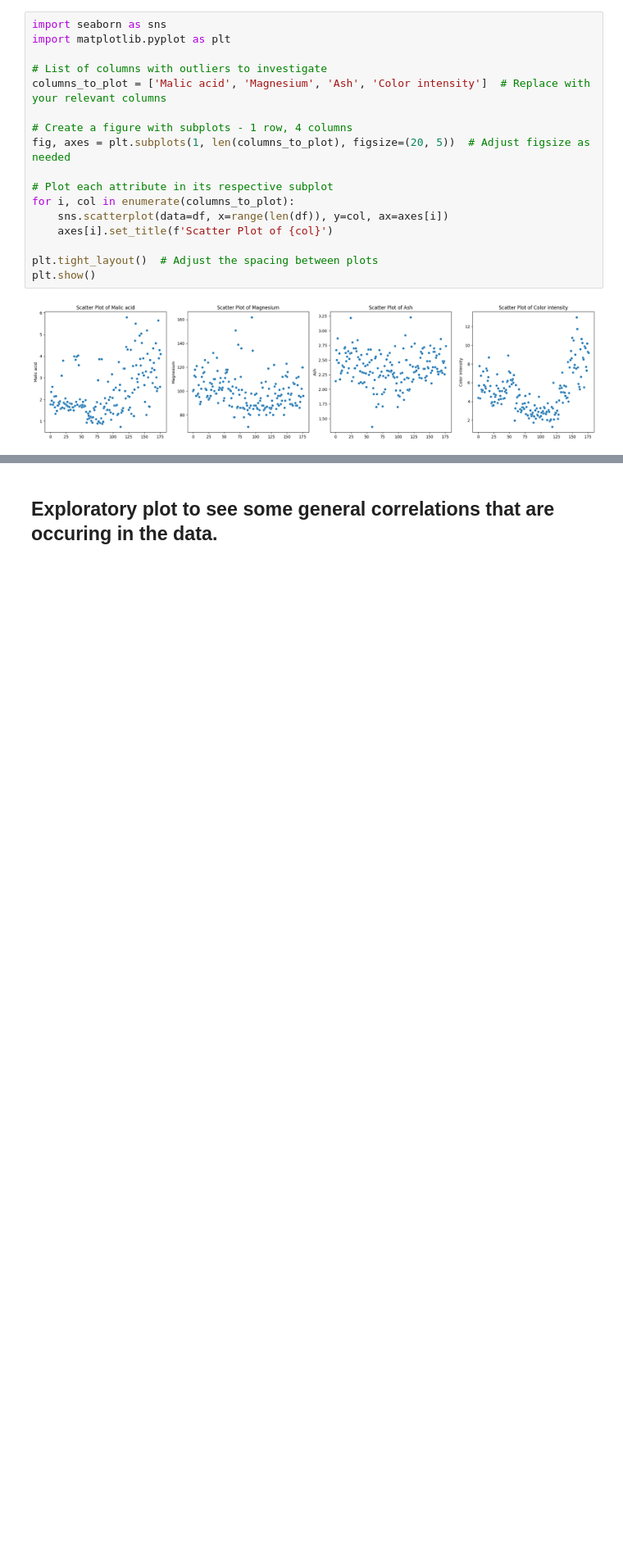
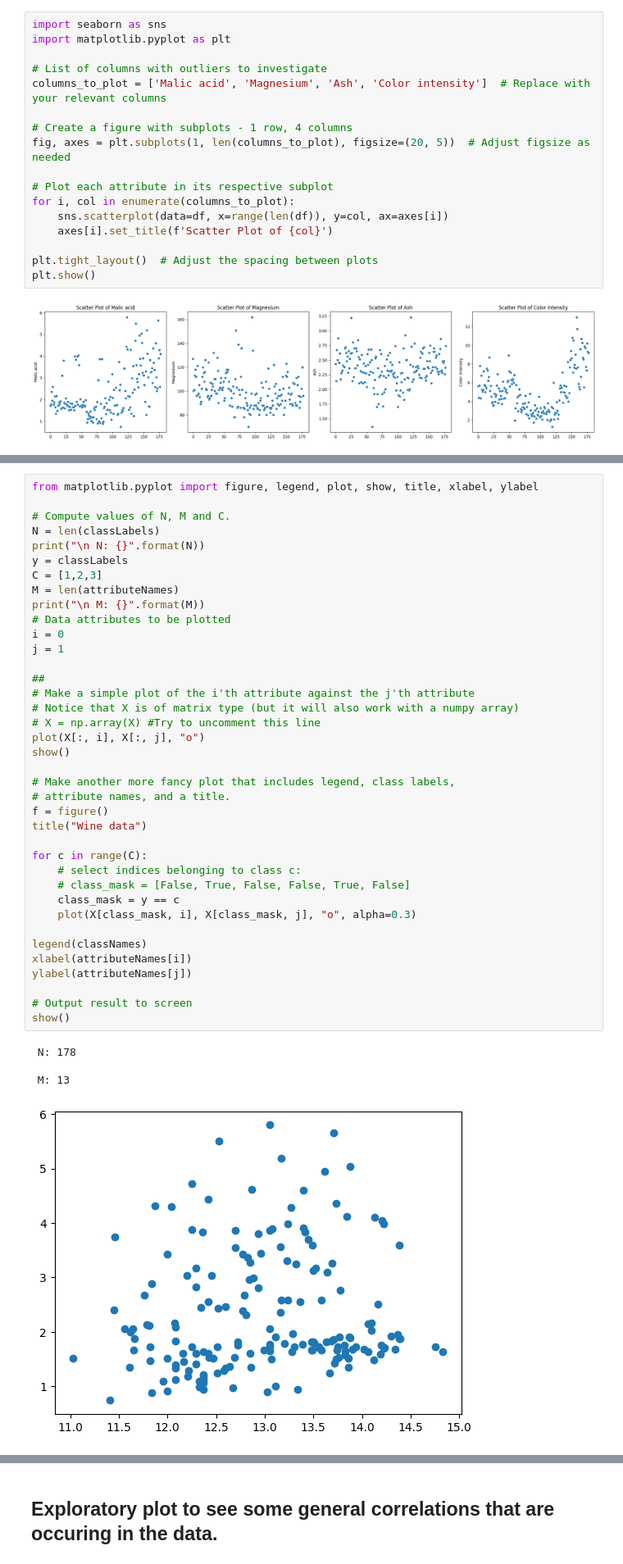
Before and after one commit to pierGit7/WineStudy, a Jupyter notebook: wine_notebook.ipynb, the cells around one changed output, grey strips where cells are left out. Shown at 82% size. Saved outputs shown, nothing was run; the diff lists cells and outputs as text; blank space fills up the shorter version.

```diff
--- a/wine_notebook.ipynb
+++ b/wine_notebook.ipynb
@@ -110,3 +140,46 @@ plt.show()
+# %%
+from matplotlib.pyplot import figure, legend, plot, show, title, xlabel, ylabel
+
+# Compute values of N, M and C.
+N = len(classLabels)
+print("\n N: {}".format(N))
+y = classLabels
+C = [1,2,3]
+M = len(attributeNames)
+print("\n M: {}".format(M))
+# Data attributes to be plotted
+i = 0
+j = 1
+
+##
+# Make a simple plot of the i'th attribute against the j'th attribute
+# Notice that X is of matrix type (but it will also work with a numpy array)
+# X = np.array(X) #Try to uncomment this line
+plot(X[:, i], X[:, j], "o")
+show()
+
+# Make another more fancy plot that includes legend, class labels,
+# attribute names, and a title.
+f = figure()
+title("Wine data")
+
+for c in range(C):
+    # select indices belonging to class c:
+    # class_mask = [False, True, False, False, True, False]
+    class_mask = y == c
+    plot(X[class_mask, i], X[class_mask, j], "o", alpha=0.3)
+
+legend(classNames)
+xlabel(attributeNames[i])
+ylabel(attributeNames[j])
+
+# Output result to screen
+show()
+# %% [output]
+ N: 178
+
+ M: 13
+[figure, added]
 # %%
 # Test plot:
 
```
Also changed, not shown: parts of 9 cells of this notebook, 1 other file.
